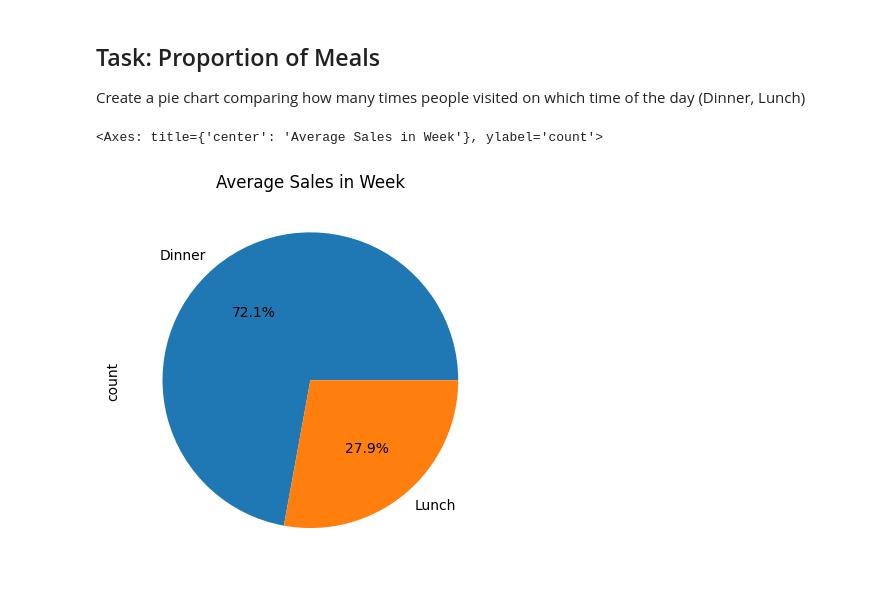
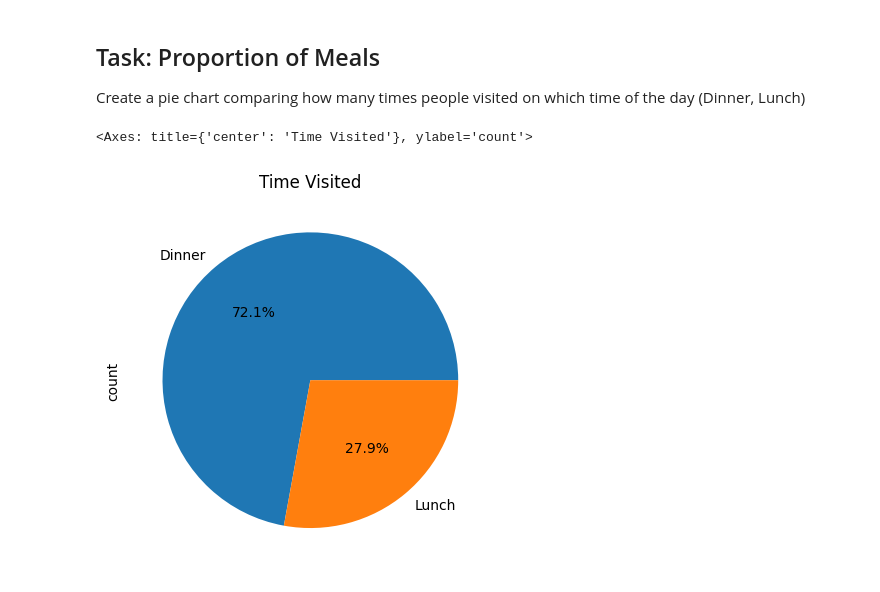
Before and after one commit to Chleo-Smith/python-week1-2-sanlam-2025, a Jupyter notebook: Day_21/02_pandas.ipynb, the cells around one changed output. Cells and saved outputs as stored; diff of their text form; code cells hidden in the pictures.

```diff
--- a/Day_21/02_pandas.ipynb
+++ b/Day_21/02_pandas.ipynb
@@ -859,10 +859,10 @@ Create a pie chart comparing how many times people visited on which time of the
 # %%
 y_axis = tips_df["time"].value_counts()
 y_axis.plot(
     kind="pie",
     autopct="%1.1f%%",
-    title="Average Sales in Week",
+    title="Time Visited",
 )
 # %% [output]
-<Axes: title={'center': 'Average Sales in Week'}, ylabel='count'>
+<Axes: title={'center': 'Time Visited'}, ylabel='count'>
-[figure, old version]
+[figure, new version]
```
Also changed, not shown: parts of 6 cells of this notebook, 1 other file.
